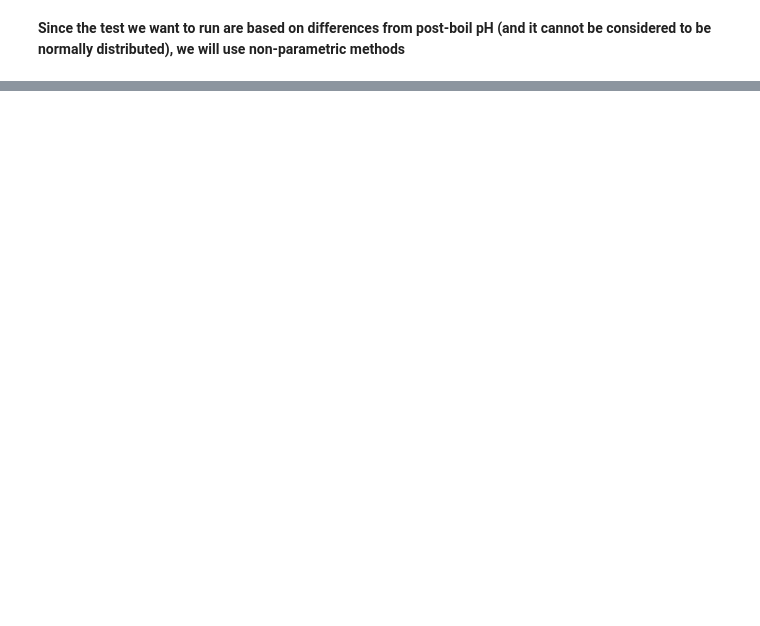
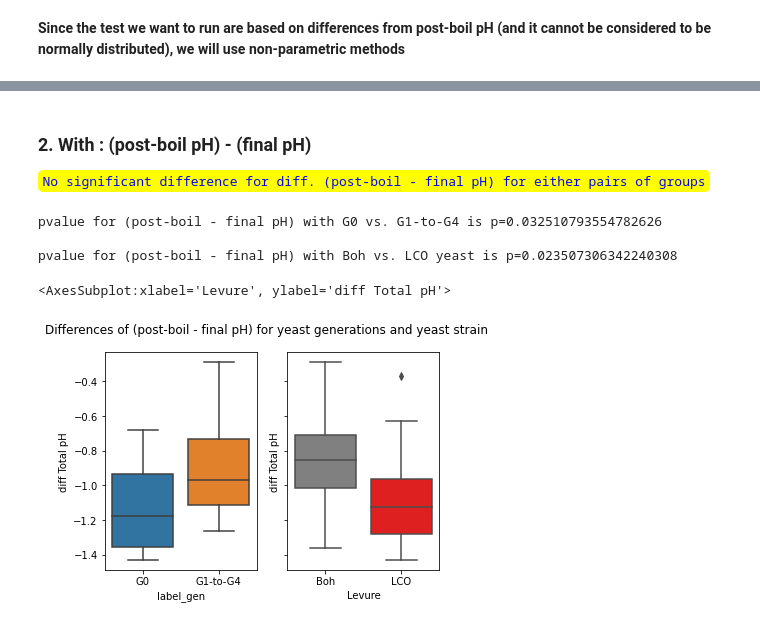
Before and after one commit to simlal/lager_ph_var, a Jupyter notebook: lager-ph-variation.ipynb, the cells around one changed output, grey strips where cells are left out. Drawn from its saved outputs; the diff is of its cells as text; code cells hidden in the pictures; blank space fills up the shorter version.

```diff
--- a/lager-ph-variation.ipynb
+++ b/lager-ph-variation.ipynb
@@ -276,0 +300,5 @@ Final (pre-DH) distribution does not look Gaussian (reject H0)
+# %%
+# Wilcoxon Signed-Rank Test for post-boil vs. final pH (all samples)
+pb_pf_naless = df.dropna(subset=["Post-Boil pH", "Final (pre-DH)"])
+stat, p = wilcoxon(pb_pf_naless["Post-Boil pH"], pb_pf_naless["Final (pre-DH)"])
+print('Statistics={} p={} for post-boil vs. final pH (all samples)'.format(stat,p))
@@ -276,0 +356,26 @@ Final (pre-DH) distribution does not look Gaussian (reject H0)
+# %% [markdown]
+### 2. With : (post-boil pH) - (final pH)
+<code style="background:yellow;color:blue">No significant difference for diff. (post-boil - final pH) for either pairs of groups</code>
+# %%
+# Mann-Whitney U Test for diff (post-boil - final) comparing G0 vs. G1-to-G4
+dfpitch_g0 = pb_pf_naless.query('label_gen == "G0"')
+dfpitch_g1g4 = pb_pf_naless.query('label_gen == "G1-to-G4"')
+stat, p = mannwhitneyu(dfpitch_g0['diff Total pH'], dfpitch_g1g4['diff Total pH'])
+print('pvalue for (post-boil - final pH) with G0 vs. G1-to-G4 is p={}\n'.format(p))
+# Mann-Whitney U Test for diff (post-boil - final) comparing yeast types (Boh vs. LCO)
+dfpitch_boh = pb_pf_naless.query('Levure == "Boh"')
+dfpitch_lco = pb_pf_naless.query('Levure == "LCO"')
+stat, p = mannwhitneyu(dfpitch_boh['diff Total pH'], dfpitch_lco['diff Total pH'])
+print('pvalue for (post-boil - final pH) with Boh vs. LCO yeast is p={}\n'.format(p))
+
+# Boxplots G0 vs G1-to-G4 + Boh vs LCO
+fig, axes = plt.subplots(1,2, sharey=True)
+fig.suptitle('Differences of (post-boil - final pH) for yeast generations and yeast strain')
+sns.boxplot(data=pb_pf_naless,x="label_gen",y='diff Total pH', ax=axes[0])
+sns.boxplot(data=pb_pf_naless,x="Levure",y='diff Total pH',ax=axes[1], palette={"Boh" : "grey","LCO" : "red"})
+# %% [output]
+pvalue for (post-boil - final pH) with G0 vs. G1-to-G4 is p=0.032510793554782626
+
+pvalue for (post-boil - final pH) with Boh vs. LCO yeast is p=0.023507306342240308
+<AxesSubplot:xlabel='Levure', ylabel='diff Total pH'>
+[figure, added]
```
Also changed, not shown: parts of 12 cells of this notebook.
